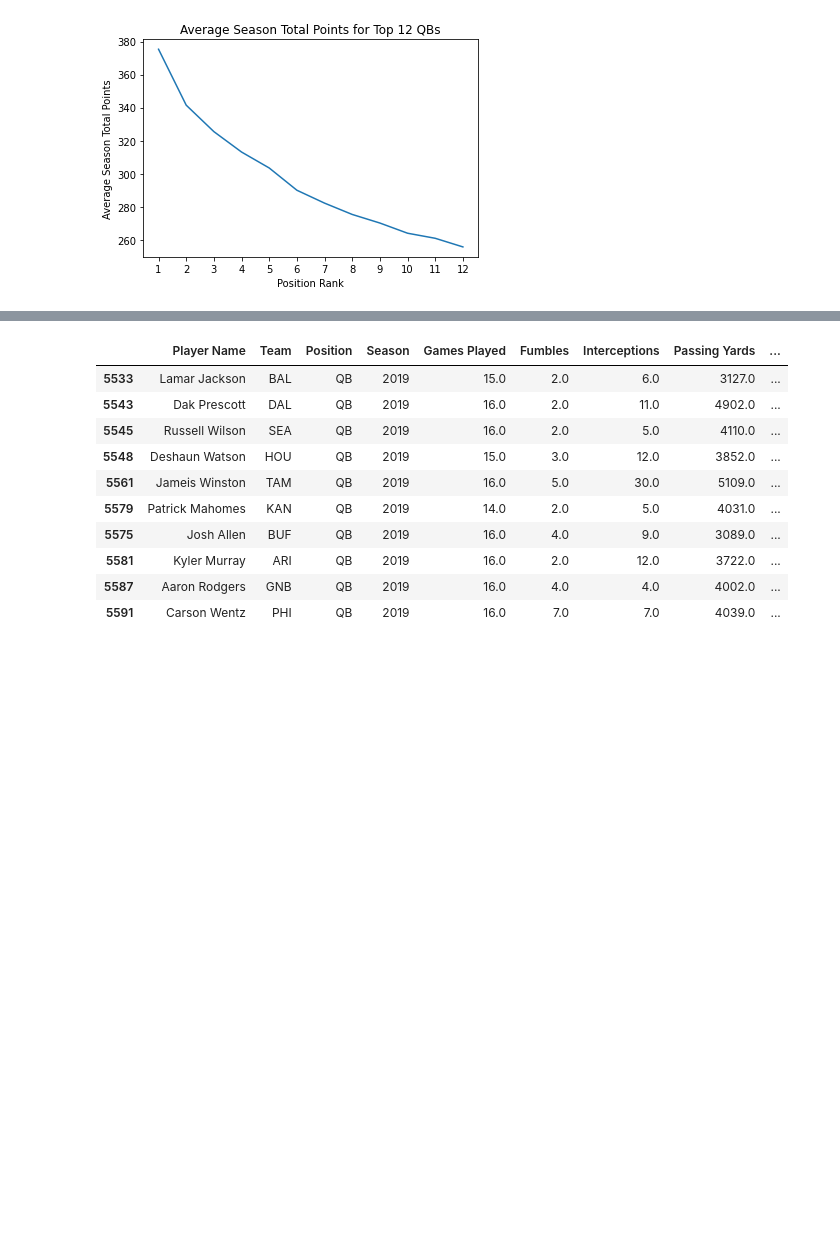
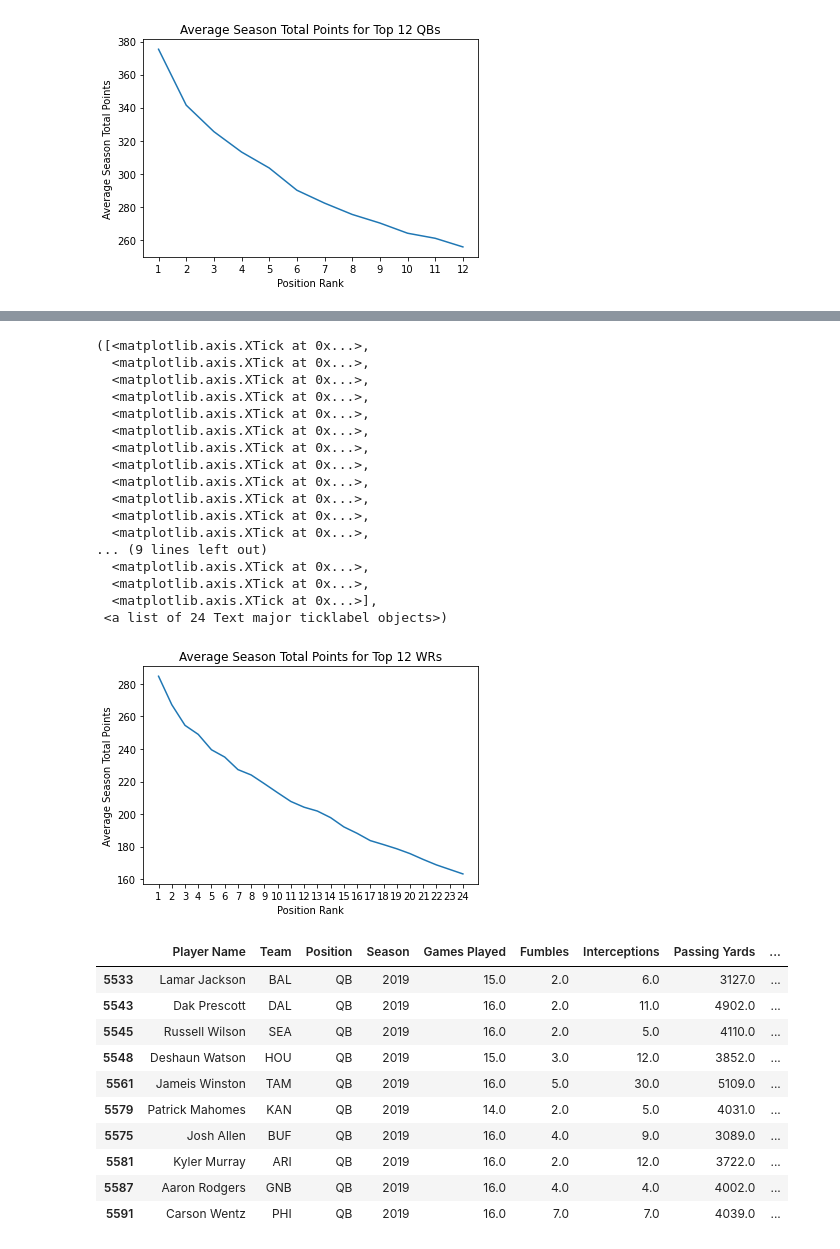
Before and after one commit to hathawayryan/project_one, a Jupyter notebook: main.ipynb, the cells around one changed output, grey strips where cells are left out. Drawn from its saved outputs; the diff is of its cells as text; code cells hidden in the pictures; blank space fills up the shorter version.

```diff
--- a/main.ipynb
+++ b/main.ipynb
@@ -227,3 +257,33 @@ plt.xticks(np.arange(1, 13, step=1))
+# %%
+wr_ranks = pd.DataFrame(wr_rank_points, index=[0])
+
+wr_ranks = wr_ranks.transpose()
+wr_ranks
+
+plt.plot(wr_ranks)
+plt.ylabel('Average Season Total Points')
+plt.xlabel('Position Rank')
+plt.title('Average Season Total Points for Top 12 WRs')
+plt.xticks(np.arange(1, 25, step=1))
+# %% [output]
+([<matplotlib.axis.XTick at 0x...>,
+  <matplotlib.axis.XTick at 0x...>,
+  <matplotlib.axis.XTick at 0x...>,
+  <matplotlib.axis.XTick at 0x...>,
+  <matplotlib.axis.XTick at 0x...>,
+  <matplotlib.axis.XTick at 0x...>,
+  <matplotlib.axis.XTick at 0x...>,
+  <matplotlib.axis.XTick at 0x...>,
+  <matplotlib.axis.XTick at 0x...>,
+  <matplotlib.axis.XTick at 0x...>,
+  <matplotlib.axis.XTick at 0x...>,
+  <matplotlib.axis.XTick at 0x...>,
+... (9 lines left out)
+  <matplotlib.axis.XTick at 0x...>,
+  <matplotlib.axis.XTick at 0x...>,
+  <matplotlib.axis.XTick at 0x...>],
+ <a list of 24 Text major ticklabel objects>)
+[figure, added]
 # %%
 #Rookie Lists
 #(pull these names from the data frame above
```
Also changed, not shown: parts of 1 cell of this notebook.
